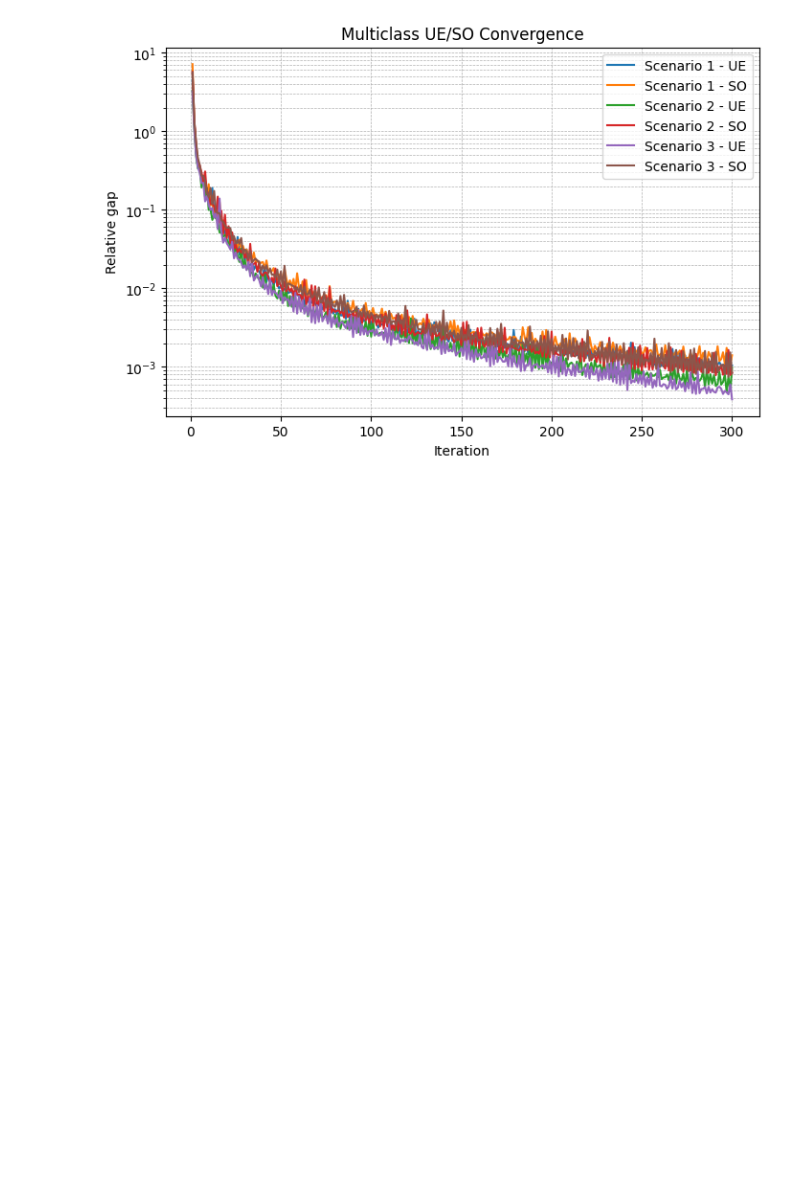
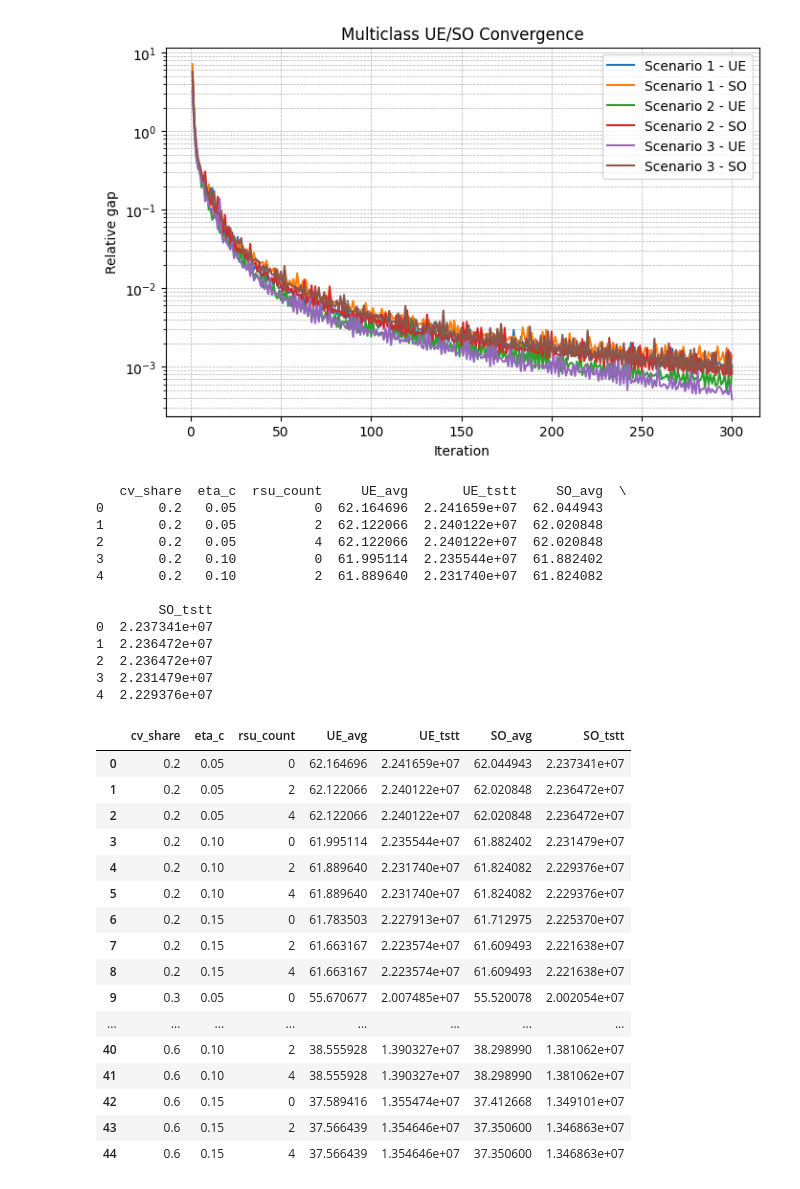
Before and after one commit to Alfredkkk/Transport_network_modeling_8803, a Jupyter notebook: test.ipynb, the cells around one changed output. Drawn from its saved outputs; the diff is of its cells as text; code cells hidden in the pictures; blank space fills up the shorter version.

```diff
--- a/test.ipynb
+++ b/test.ipynb
@@ -102,3 +102,62 @@ plt.legend()
 plt.show()
 # %% [output]
 [figure]
+# %%
+import pandas as pd
+
+def run_sensitivity(penetration_rates=(0.2,0.3,0.4,0.5,0.6), rsu_counts=(0,2,4), eta_values=(0.05,0.1,0.15), base_links=["(4,11)", "(10,15)", "(5,8)", "(8,5)" ]):
+    records = []
+    for rate in penetration_rates:
+        for eta in eta_values:
+            for rsu_n in rsu_counts:
+                links = base_links[:rsu_n]
+                mc_sta.configure_demand_split(1-rate)  # HDV share = 1 - CV share
+                mc_sta.configure_eta(eta)
+                mc_sta.configure_rsu_links(links)
+                ue_res = mc_sta.solve_user_equilibrium(maxIterations=300, targetGap=1e-5)
+                so_res = mc_sta.solve_system_optimal(maxIterations=300, targetGap=1e-5)
+                records.append({
+                    "cv_share": rate,
+                    "eta_c": eta,
+                    "rsu_count": rsu_n,
+                    "UE_avg": ue_res['avg_time'],
+                    "UE_tstt": ue_res['tstt'],
+                    "SO_avg": so_res['avg_time'],
+                    "SO_tstt": so_res['tstt']
+                })
+    return pd.DataFrame(records)
+
+sensitivity_df = run_sensitivity()
+print(sensitivity_df.head())
+sensitivity_df
+# %% [output]
+   cv_share  eta_c  rsu_count     UE_avg       UE_tstt     SO_avg  \
+0       0.2   0.05          0  62.164696  2.241659e+07  62.044943
+1       0.2   0.05          2  62.122066  2.240122e+07  62.020848
+2       0.2   0.05          4  62.122066  2.240122e+07  62.020848
+3       0.2   0.10          0  61.995114  2.235544e+07  61.882402
+4       0.2   0.10          2  61.889640  2.231740e+07  61.824082
+
+        SO_tstt
+0  2.237341e+07
+1  2.236472e+07
+2  2.236472e+07
+3  2.231479e+07
+4  2.229376e+07
+|  | cv_share | eta_c | rsu_count | UE_avg | UE_tstt | SO_avg | SO_tstt |
+| 0 | 0.2 | 0.05 | 0 | 62.164696 | 2.241659e+07 | 62.044943 | 2.237341e+07 |
+| 1 | 0.2 | 0.05 | 2 | 62.122066 | 2.240122e+07 | 62.020848 | 2.236472e+07 |
+| 2 | 0.2 | 0.05 | 4 | 62.122066 | 2.240122e+07 | 62.020848 | 2.236472e+07 |
+| 3 | 0.2 | 0.10 | 0 | 61.995114 | 2.235544e+07 | 61.882402 | 2.231479e+07 |
+| 4 | 0.2 | 0.10 | 2 | 61.889640 | 2.231740e+07 | 61.824082 | 2.229376e+07 |
+| 5 | 0.2 | 0.10 | 4 | 61.889640 | 2.231740e+07 | 61.824082 | 2.229376e+07 |
+| 6 | 0.2 | 0.15 | 0 | 61.783503 | 2.227913e+07 | 61.712975 | 2.225370e+07 |
+| 7 | 0.2 | 0.15 | 2 | 61.663167 | 2.223574e+07 | 61.609493 | 2.221638e+07 |
+| 8 | 0.2 | 0.15 | 4 | 61.663167 | 2.223574e+07 | 61.609493 | 2.221638e+07 |
+| 9 | 0.3 | 0.05 | 0 | 55.670677 | 2.007485e+07 | 55.520078 | 2.002054e+07 |
+| ... | ... | ... | ... | ... | ... | ... | ... |
+| 40 | 0.6 | 0.10 | 2 | 38.555928 | 1.390327e+07 | 38.298990 | 1.381062e+07 |
+| 41 | 0.6 | 0.10 | 4 | 38.555928 | 1.390327e+07 | 38.298990 | 1.381062e+07 |
+| 42 | 0.6 | 0.15 | 0 | 37.589416 | 1.355474e+07 | 37.412668 | 1.349101e+07 |
+| 43 | 0.6 | 0.15 | 2 | 37.566439 | 1.354646e+07 | 37.350600 | 1.346863e+07 |
+| 44 | 0.6 | 0.15 | 4 | 37.566439 | 1.354646e+07 | 37.350600 | 1.346863e+07 |
```
Also changed, not shown: parts of 1 cell of this notebook.
